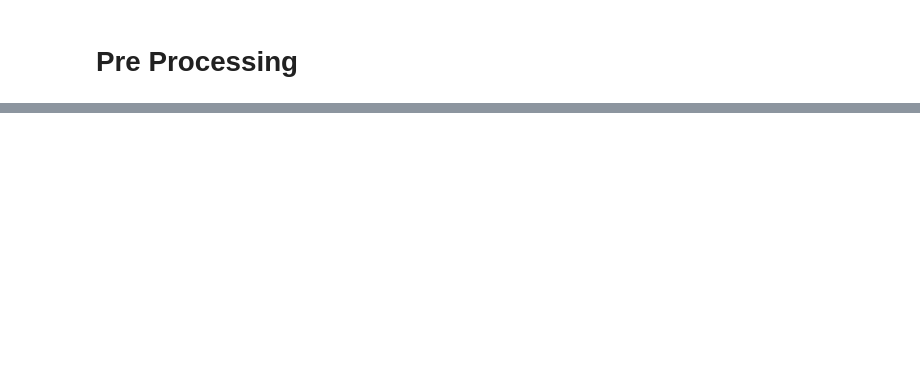
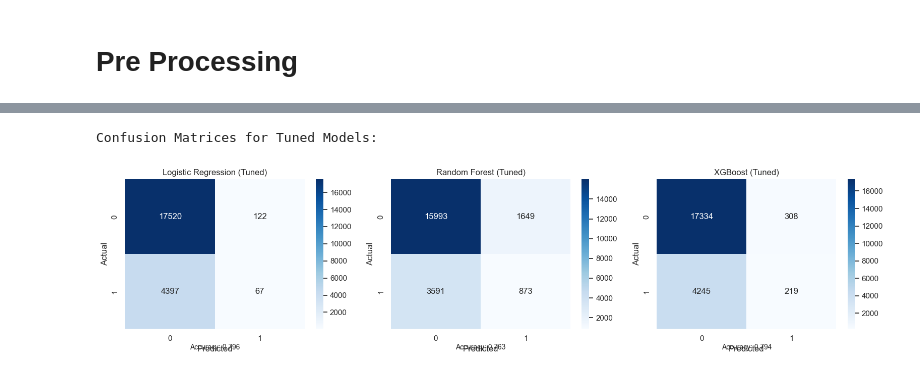
Before and after one commit to swapnilprakashpatil/aai510_3proj, a Jupyter notebook: notebooks/Supervised.ipynb, the cells around one changed output, grey strips where cells are left out. Drawn from its saved outputs; the diff is of its cells as text; code cells hidden in the pictures; blank space fills up the shorter version.

```diff
--- a/notebooks/Supervised.ipynb
+++ b/notebooks/Supervised.ipynb
@@ -143,0 +381,21 @@ Index(['Gender', 'ScheduledDay', 'AppointmentDay', 'Age', 'Neighbourhood',
+# %%
+# 4.2 Hyperparameter Tuning for Random Forest
+print("\nTuning Random Forest...")
+start_time = time()
+
+rf_grid = GridSearchCV(
+    RandomForestClassifier(random_state=RANDOM_STATE, n_jobs=-1),
+    rf_param_grid,
+    cv=3,  # Reduced CV folds for faster training
+    scoring='f1',
+    n_jobs=1,  # Random Forest already uses all cores internally
+    verbose=1
+)
+
+rf_grid.fit(X_train, y_train)
+rf_tuned = rf_grid.best_estimator_
+
+rf_time = time() - start_time
+print(f"Random Forest tuning completed in {rf_time:.2f} seconds")
+print(f"Best parameters: {rf_grid.best_params_}")
+print(f"Best CV F1 score: {rf_grid.best_score_:.3f}")
@@ -143,0 +775,22 @@ Index(['Gender', 'ScheduledDay', 'AppointmentDay', 'Age', 'Neighbourhood',
+# %%
+# Plot Confusion Matrices for tuned models
+print("\nConfusion Matrices for Tuned Models:")
+fig, axes = plt.subplots(1, len(tuned_results), figsize=(16, 4))
+
+for ax, (name, res) in zip(axes, tuned_results.items()):
+    cm = confusion_matrix(y_test, res['y_pred'])
+    sns.heatmap(cm, annot=True, fmt='d', cmap='Blues', ax=ax)
+    ax.set_title(name)
+    ax.set_xlabel('Predicted')
+    ax.set_ylabel('Actual')
+
+    # Add accuracy on the plot
+    accuracy = accuracy_score(y_test, res['y_pred'])
+    ax.text(0.5, -0.1, f'Accuracy: {accuracy:.3f}',
+            transform=ax.transAxes, ha='center', va='top', fontsize=10)
+
+plt.tight_layout()
+plt.show()
+# %% [output]
+Confusion Matrices for Tuned Models:
+[figure, added]
```
Also changed, not shown: parts of 23 cells of this notebook, 3 other files.
